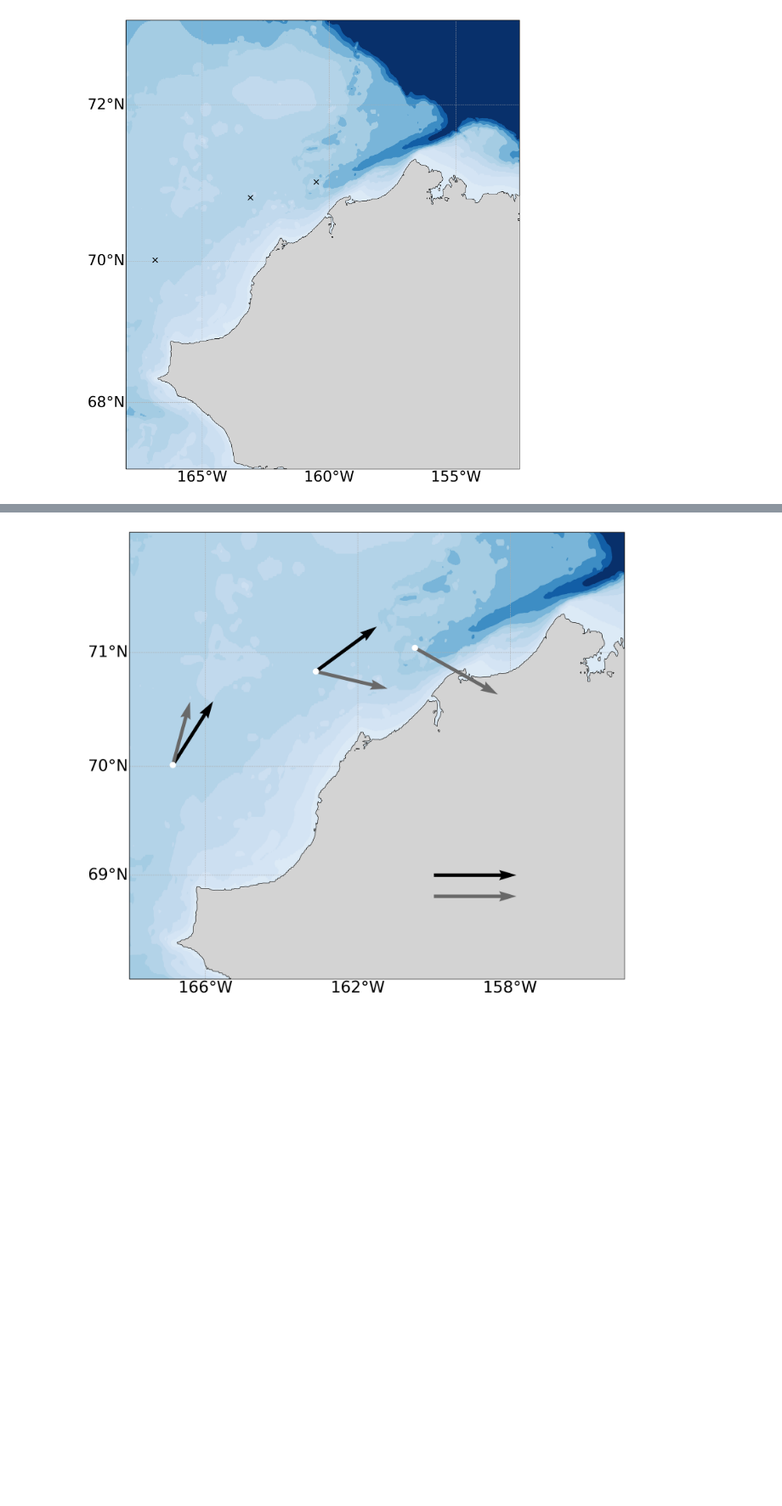
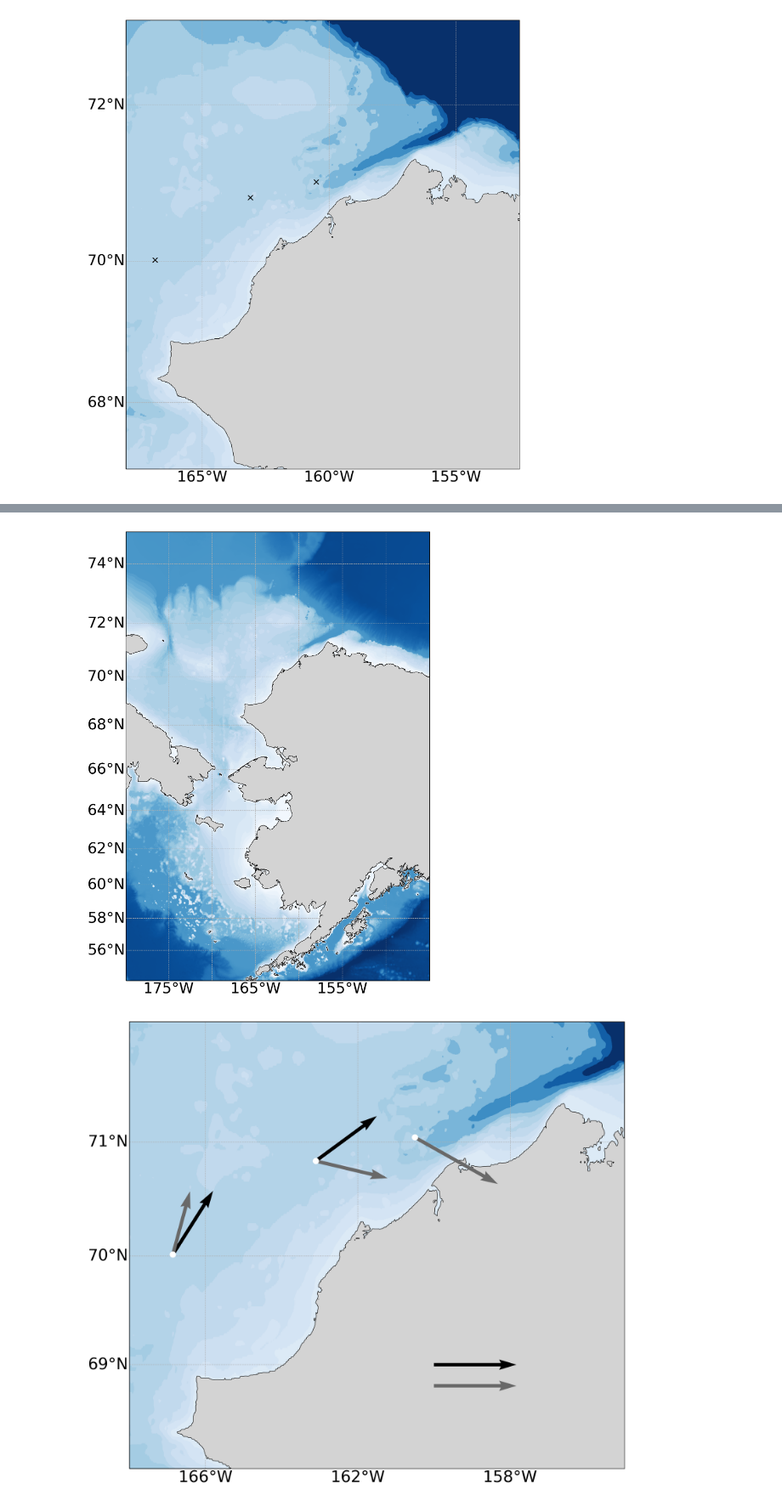
Before and after one commit to leviner/MooredEchosounders, a Jupyter notebook: code/F1_overviewMap.ipynb, the cells around one changed output, grey strips where cells are left out. Shown at 85% size. Cells and saved outputs as stored; diff of their text form; code cells hidden in the pictures; blank space fills up the shorter version.

```diff
--- a/code/F1_overviewMap.ipynb
+++ b/code/F1_overviewMap.ipynb
@@ -87,0 +109,47 @@ ax1.set_extent([-168,-152.5,67,73])
+# %%
+#Look at how much actually overlaps
+import matplotlib.colors as colors
+import matplotlib.patches as patches
+from matplotlib import cm
+
+figure = plt.figure(figsize=(10,10),dpi=300)
+ax1=plt.subplot(111,projection=ccrs.Mercator())
+gl = ax1.gridlines(crs=ccrs.PlateCarree(), draw_labels=True,linestyle='--',zorder=1,linewidth=0.5)
+gl.xlabels_top = False
+gl.ylabels_right = False
+gl.xlocator = mticker.FixedLocator([-180,-175,-170,-165,-160,-155,-150,-145,-140])
+gl.ylocator = mticker.FixedLocator([53,54,56,58,60,62,64,66,68,70,72,74,75])
+gl.xlabel_style = {'size':18}
+gl.ylabel_style = {'size':18}
+gl.xformatter = LONGITUDE_FORMATTER
+gl.yformatter = LATITUDE_FORMATTER
+lfill = ax1.contourf(rlons, rlats, etopo, olevels2, colors ='lightgrey',transform=ccrs.PlateCarree(),zorder=5)
+#lfill = ax1.contourf(rlons, rlats, etopo,olevels4,transform=ccrs.PlateCarree(),zorder=0,cmap=cmocean.cm.gray)
+#lfill = ax1.contour(rlons, rlats, etopo,olevels4,transform=ccrs.PlateCarree(),zorder=0,colors ='lightgrey')#cmap=cmocean.cm.ice)
+#lfill = ax1.contour(rlons, rlats, etopo,olevels1,transform=ccrs.PlateCarree(),zorder=0,colors ='lightgrey')#cmap=cmocean.cm.ice)
+cso4 = ax1.contour(rlons, rlats, etopo, olevels3, colors ='k',linewidths=.5,transform=ccrs.PlateCarree(),zorder=5)#cmap=cm.ocean)
+#ax1.text(-162.09, 72.06, 'HS',fontsize=16,fontweight='bold',transform=ccrs.PlateCarree())
+#ax1.text(-157.5, 71.5, 'BC',fontsize=16,fontweight='bold',transform=ccrs.PlateCarree())
+#ax1.text(-175, 65.5, 'CP',fontsize=16,fontweight='bold',transform=ccrs.PlateCarree(),zorder=6)
+
+#ax1.text(-171, 61, 'Bering\n  Sea',fontsize=16,fontstyle='italic',transform=ccrs.PlateCarree())
+#ax1.text(-172, 69, 'Chukchi\n   Sea',fontsize=16,fontstyle='italic',transform=ccrs.PlateCarree())
+#ax1.text(-155, 71, 'Beaufort\n    Sea',fontsize=16,fontstyle='italic',transform=ccrs.PlateCarree())
+
+
+pc = plt.contourf(rlons,rlats,etopo, vmin=-5000, vmax=0,levels=np.concatenate([[-10000],np.arange(-5000,-250,25),np.arange(-250,1,5)]),transform=ccrs.PlateCarree(),cmap=terrain_map)
+
+#from scipy.ndimage.filters import gaussian_filter
+#sigma = 0.99 # this depends on how noisy your data is, play with it!
+#data = gaussian_filter(etopo, sigma)
+#c = plt.contour(rlons,rlats,data,levels=[-60],transform=ccrs.PlateCarree())
+
+#style="Simple,tail_width=5,head_width=16,head_length=12"
+#kw = dict(arrowstyle=style, color="c")
+
+#a3 = patches.FancyArrowPatch((-167,69), (-154,71.9) ,connectionstyle="arc3,rad=-.2",transform=ccrs.PlateCarree(),**kw)
+#ax1.add_patch(a3)
+
+ax1.set_extent([-179.9,-145,54,74.3])
+# %% [output]
+[figure, added]
```
Also changed, not shown: parts of 5 cells of this notebook, 2 other files.
